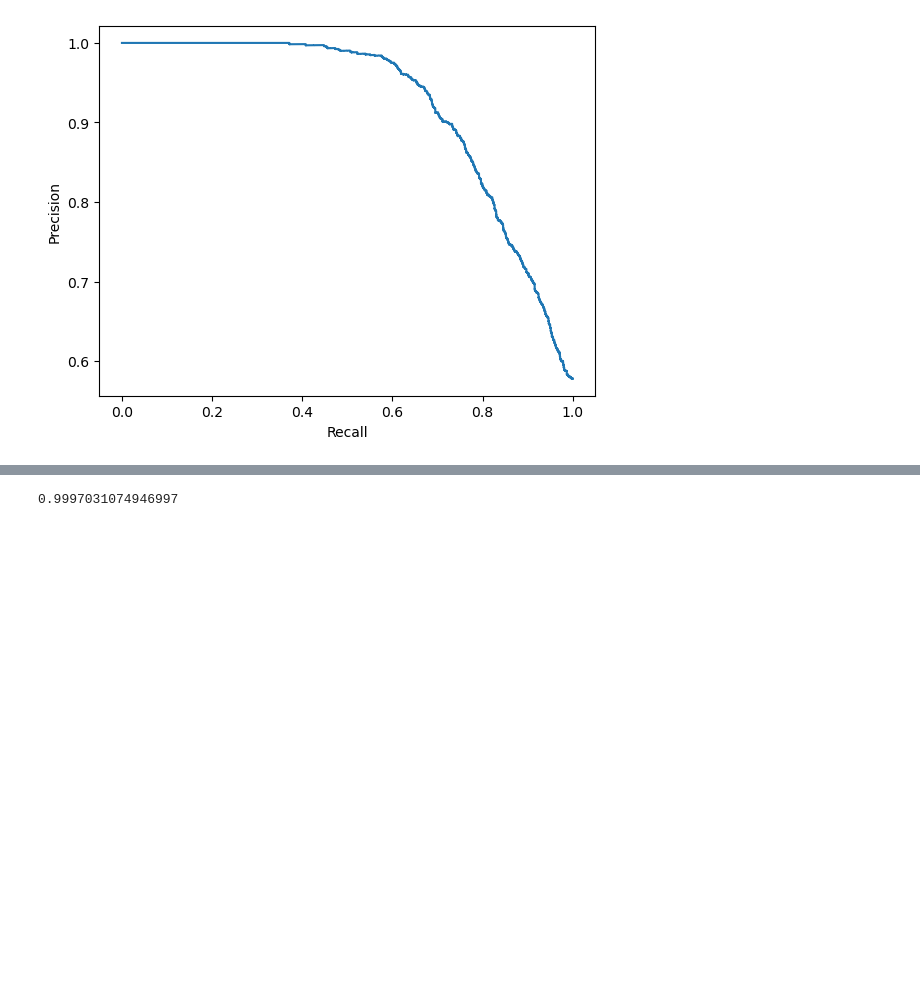
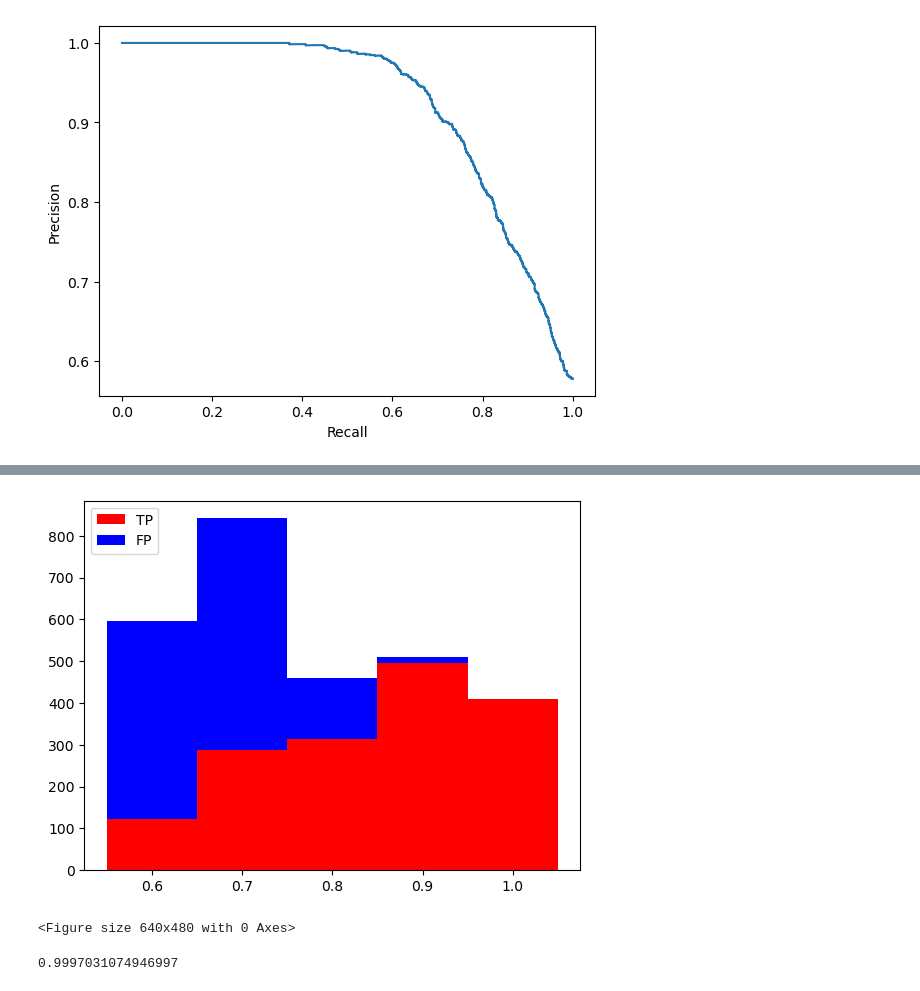
Before and after one commit to joko0811/SSD-background-patches, a Jupyter notebook: ssd-background-patches/plot_pr_curve.ipynb, the cells around one changed output, grey strips where cells are left out. Cells and saved outputs as stored; diff of their text form; code cells hidden in the pictures; blank space fills up the shorter version.

```diff
--- a/ssd-background-patches/plot_pr_curve.ipynb
+++ b/ssd-background-patches/plot_pr_curve.ipynb
@@ -38,0 +34,8 @@ plot_prcurve(gy_true,gy_score)
+# %%
+#np.unique(np.round(gy_score,decimals=1),return_counts=True)
+gy_tp=gy_score[gy_true>0]
+gy_fp=gy_score[gy_true<1]
+gy_tp_xy = np.unique(np.round(gy_tp,decimals=1),return_counts=True)
+gy_fp_x,gy_fp_y = np.unique(np.round(gy_fp,decimals=1),return_counts=True)
+gy_fp_x = np.append(gy_fp_x,1.0)
+gy_fp_y = np.append(gy_fp_y, 0)
@@ -39,3 +45,12 @@ plot_prcurve(gy_true,gy_score)
+# %%
+plt.bar(gy_tp_xy[0],gy_tp_xy[1], color='r', width=0.1, label='TP', align="center")
+plt.bar(gy_fp_x,gy_fp_y, color='b',bottom=gy_tp_xy[1],  width=0.1, label='FP', align="center")
+plt.legend(loc=2)
+plt.show()
+plt.clf()
+# %% [output]
+[figure, added]
+<Figure size 640x480 with 0 Axes>
 # %%
 n_npy_path="/home/okano/dev/SSD-background-patches/outputs/noise_result/"
 ny_true=np.load(os.path.join(n_npy_path,"y_true.npy"))
```
Also changed, not shown: parts of 7 cells of this notebook, 2 other files.
